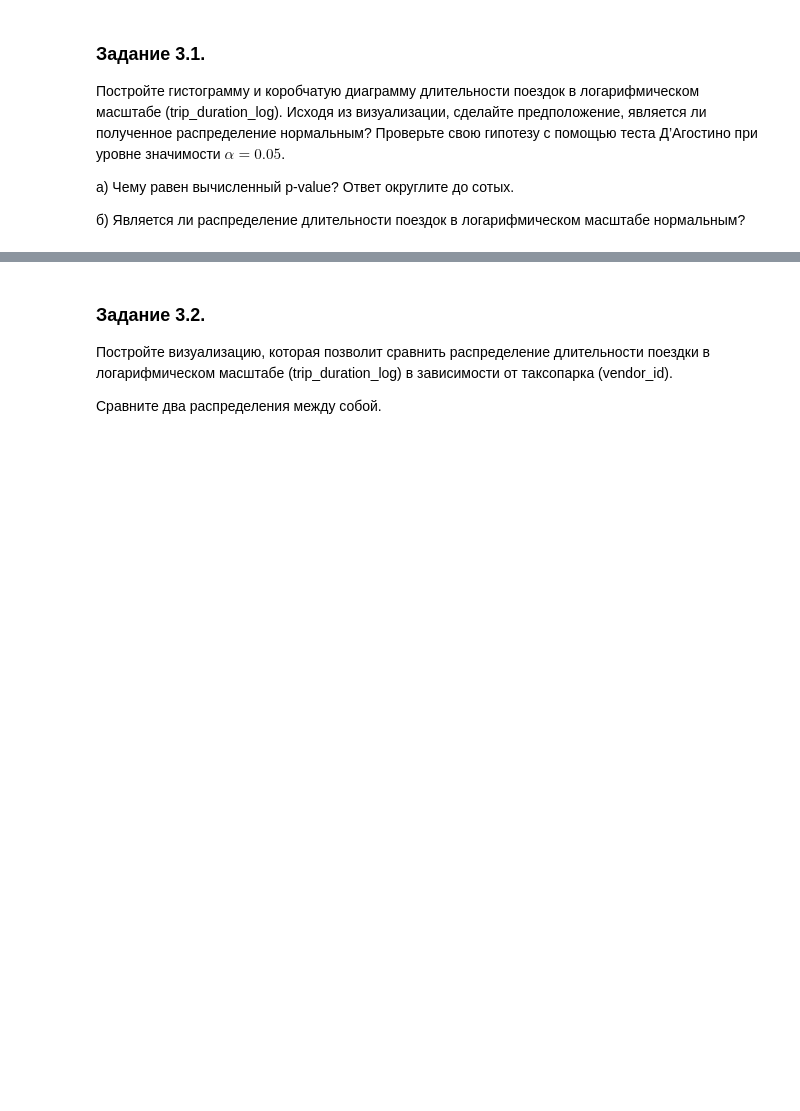
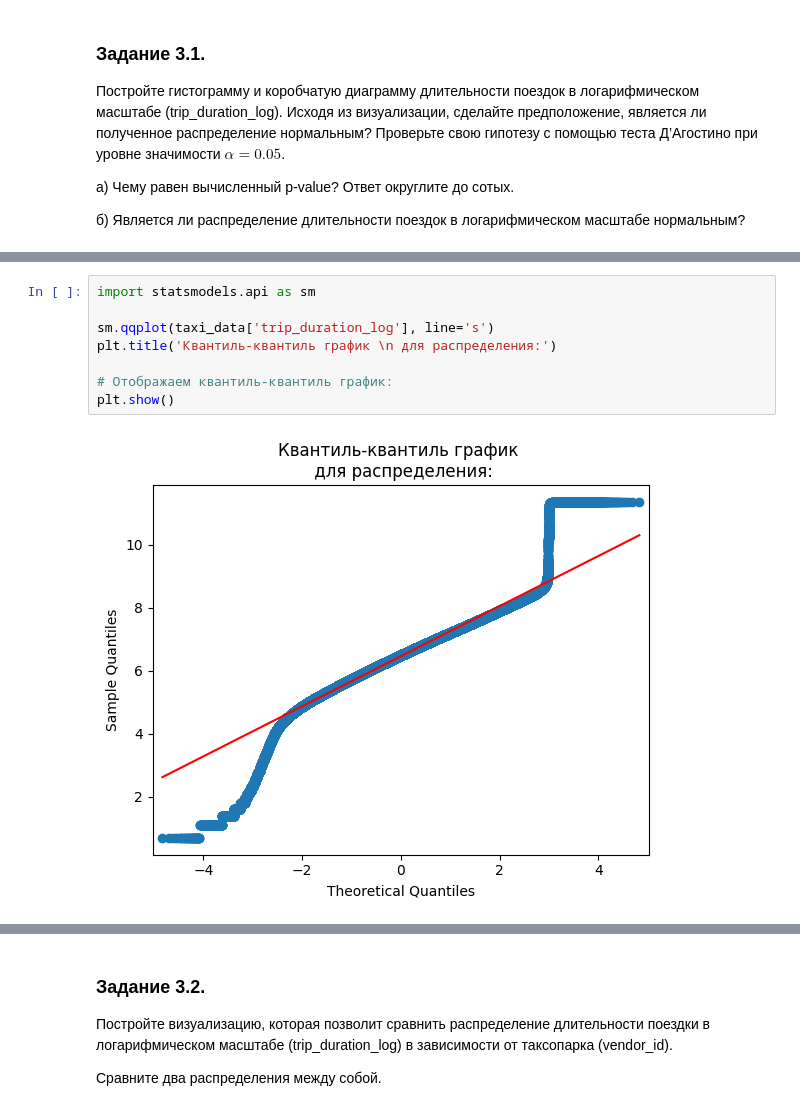
Before and after one commit to Irina-Kondratenko/SkillFactory, a Jupyter notebook: Homework/Project_10/Project-10. Notebook.ipynb, the cells around one changed output, grey strips where cells are left out. Cells and saved outputs as stored; diff of their text form; blank space fills up the shorter version.

```diff
--- a/Homework/Project_10/Project-10. Notebook.ipynb
+++ b/Homework/Project_10/Project-10. Notebook.ipynb
@@ -573,0 +596,10 @@ taxi_data['trip_duration_log'] = np.log(taxi_data['trip_duration']+1)
+# %%
+import statsmodels.api as sm
+
+sm.qqplot(taxi_data['trip_duration_log'], line='s')
+plt.title('Квантиль-квантиль график \n для распределения:')
+
+# Отображаем квантиль-квантиль график:
+plt.show()
+# %% [output]
+[figure, added]
```
Also changed, not shown: parts of 8 cells of this notebook.
